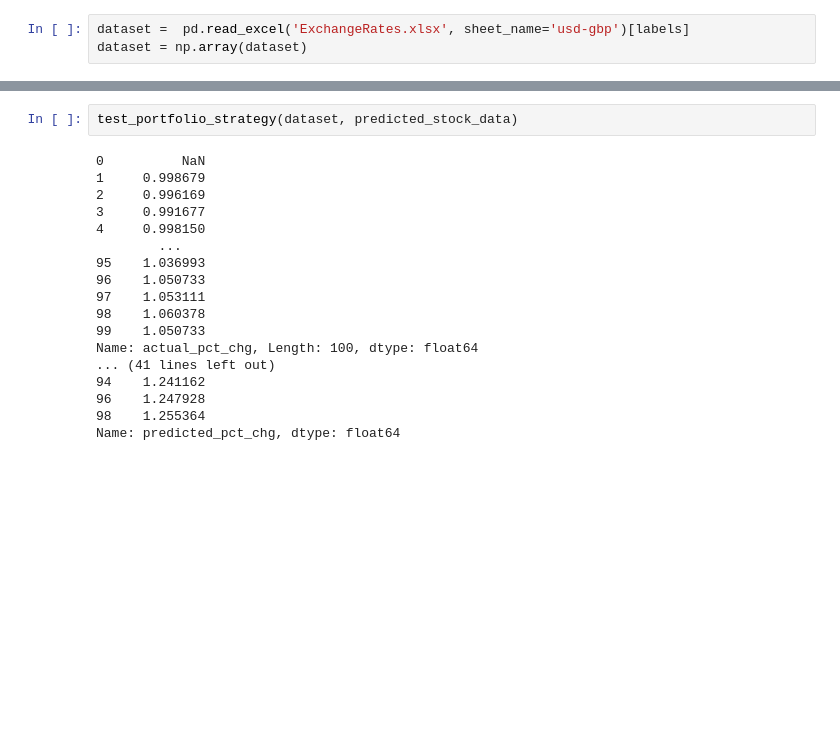
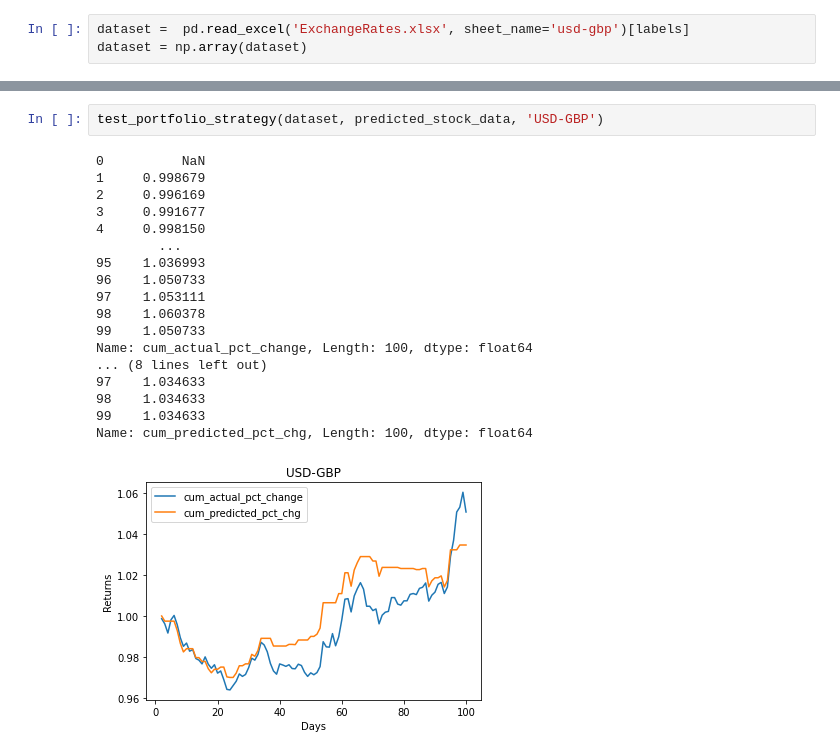
Before and after one commit to veryveryspooky/foreign_exchange_prediction, a Jupyter notebook: scratch.ipynb, the cells around one changed output, grey strips where cells are left out. Cells and saved outputs as stored; diff of their text form; blank space fills up the shorter version.

```diff
--- a/scratch.ipynb
+++ b/scratch.ipynb
@@ -506,20 +528,21 @@ Optimum number of states are 14
 # %%
-test_portfolio_strategy(dataset, predicted_stock_data)
+test_portfolio_strategy(dataset, predicted_stock_data, 'USD-GBP')
 # %% [output]
 0          NaN
 1     0.998679
 2     0.996169
 3     0.991677
 4     0.998150
         ...
 95    1.036993
 96    1.050733
 97    1.053111
 98    1.060378
 99    1.050733
-Name: actual_pct_chg, Length: 100, dtype: float64
-... (41 lines left out)
-94    1.241162
-96    1.247928
-98    1.255364
-Name: predicted_pct_chg, dtype: float64
+Name: cum_actual_pct_change, Length: 100, dtype: float64
+... (8 lines left out)
+97    1.034633
+98    1.034633
+99    1.034633
+Name: cum_predicted_pct_chg, Length: 100, dtype: float64
+[figure, added]
```
Also changed, not shown: parts of 8 cells of this notebook.
